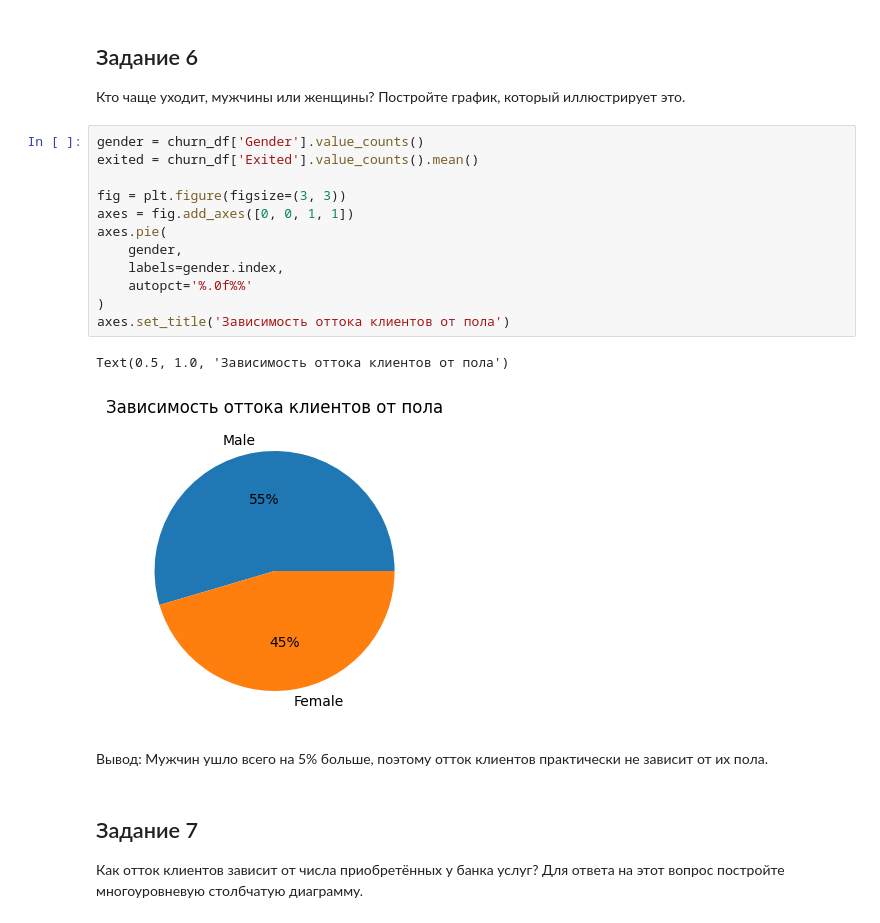
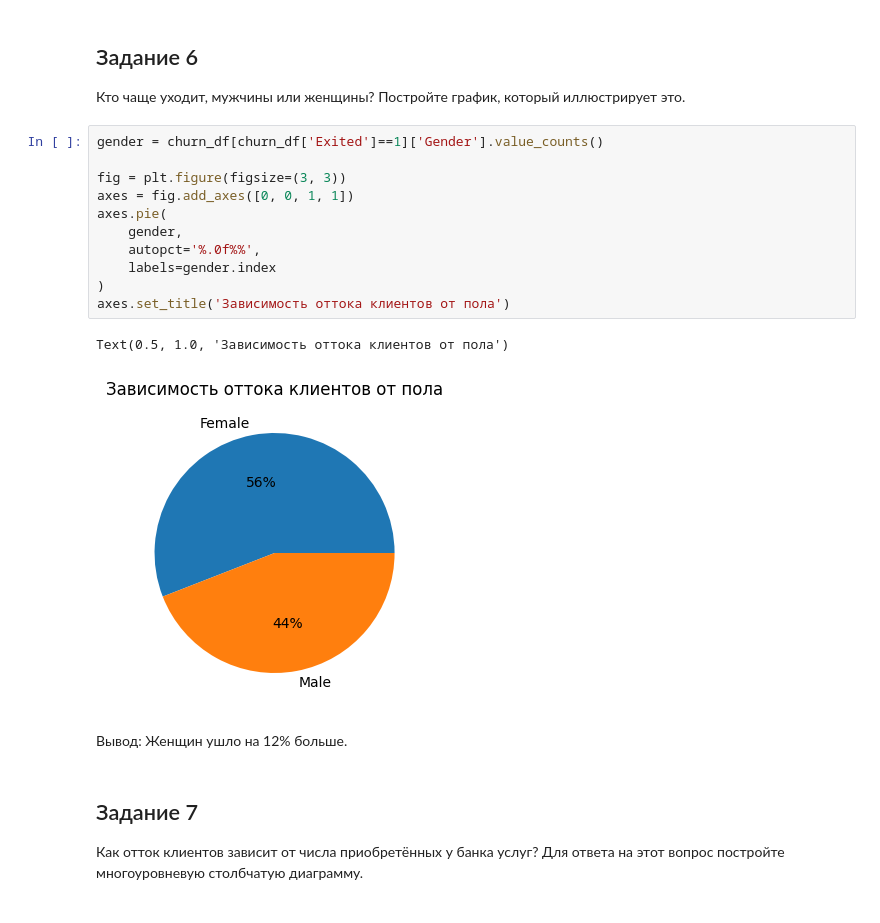
Before and after one commit to UdTatyana/SF-Data-Science, a Jupyter notebook: Skillfactory/PY_13 Визуализация/Practice_13.ipynb, the cells around one changed output. Drawn from its saved outputs; the diff is of its cells as text.

```diff
--- a/Skillfactory/PY_13 Визуализация/Practice_13.ipynb
+++ b/Skillfactory/PY_13 Визуализация/Practice_13.ipynb
@@ -152,23 +152,22 @@ Text(0, 0.5, 'Кредитный рейтинг')
 ## Задание 6
 Кто чаще уходит, мужчины или женщины? Постройте график, который иллюстрирует это.
 # %%
-gender = churn_df['Gender'].value_counts()
-exited = churn_df['Exited'].value_counts().mean()
+gender = churn_df[churn_df['Exited']==1]['Gender'].value_counts()
 
 fig = plt.figure(figsize=(3, 3))
 axes = fig.add_axes([0, 0, 1, 1])
 axes.pie(
     gender,
-    labels=gender.index,
-    autopct='%.0f%%'
+    autopct='%.0f%%',
+    labels=gender.index
 )
 axes.set_title('Зависимость оттока клиентов от пола')
 # %% [output]
 Text(0.5, 1.0, 'Зависимость оттока клиентов от пола')
-[figure, old version]
+[figure, new version]
-# %% [markdown]
-Вывод:
-Мужчин ушло всего на 5% больше, поэтому отток клиентов практически не зависит от их пола.
+# %% [markdown]
+Вывод:
+Женщин ушло на 12% больше.
 # %% [markdown]
 ## Задание 7
 Как отток клиентов зависит от числа приобретённых у банка услуг? Для ответа на этот вопрос постройте многоуровневую столбчатую диаграмму.
```
